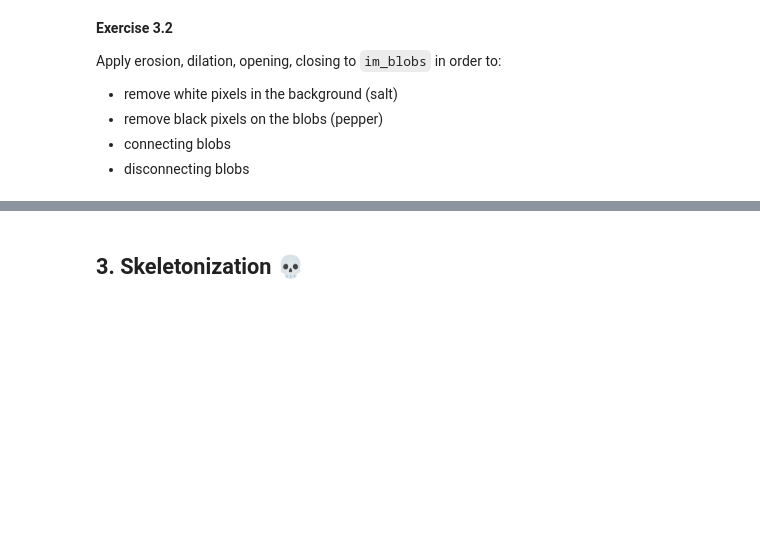
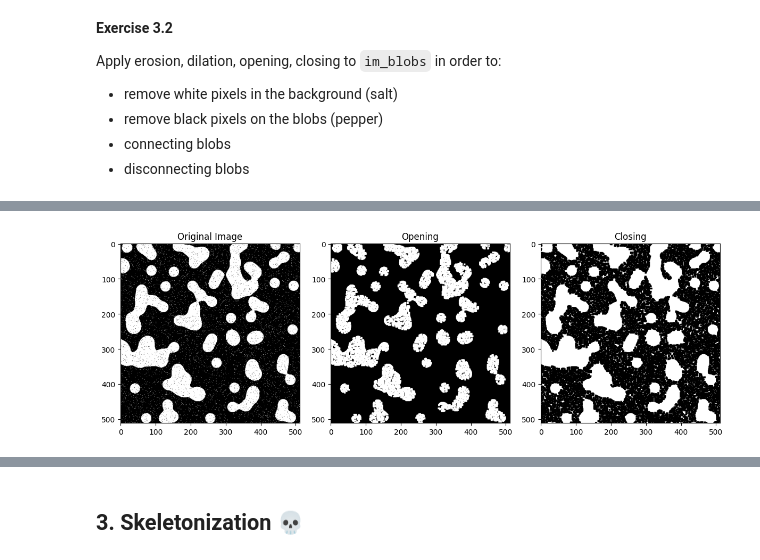
Before and after one commit to MaciejCzerniak243552/ot2-rl-243552-maciej, a Jupyter notebook: self_study/w1/3. Morphological Operations.ipynb, the cells around one changed output, grey strips where cells are left out. Drawn from its saved outputs; the diff is of its cells as text; code cells hidden in the pictures; blank space fills up the shorter version.

```diff
--- a/self_study/w1/3. Morphological Operations.ipynb
+++ b/self_study/w1/3. Morphological Operations.ipynb
@@ -209,2 +264,5 @@ plt.imshow(im_blobs, cmap='gray')
 # %%
 # YOUR CODE HERE
+opening_closing_plot(im_blobs)
+# %% [output]
+[figure, added]
```
Also changed, not shown: parts of 61 cells of this notebook, 27 other files.
